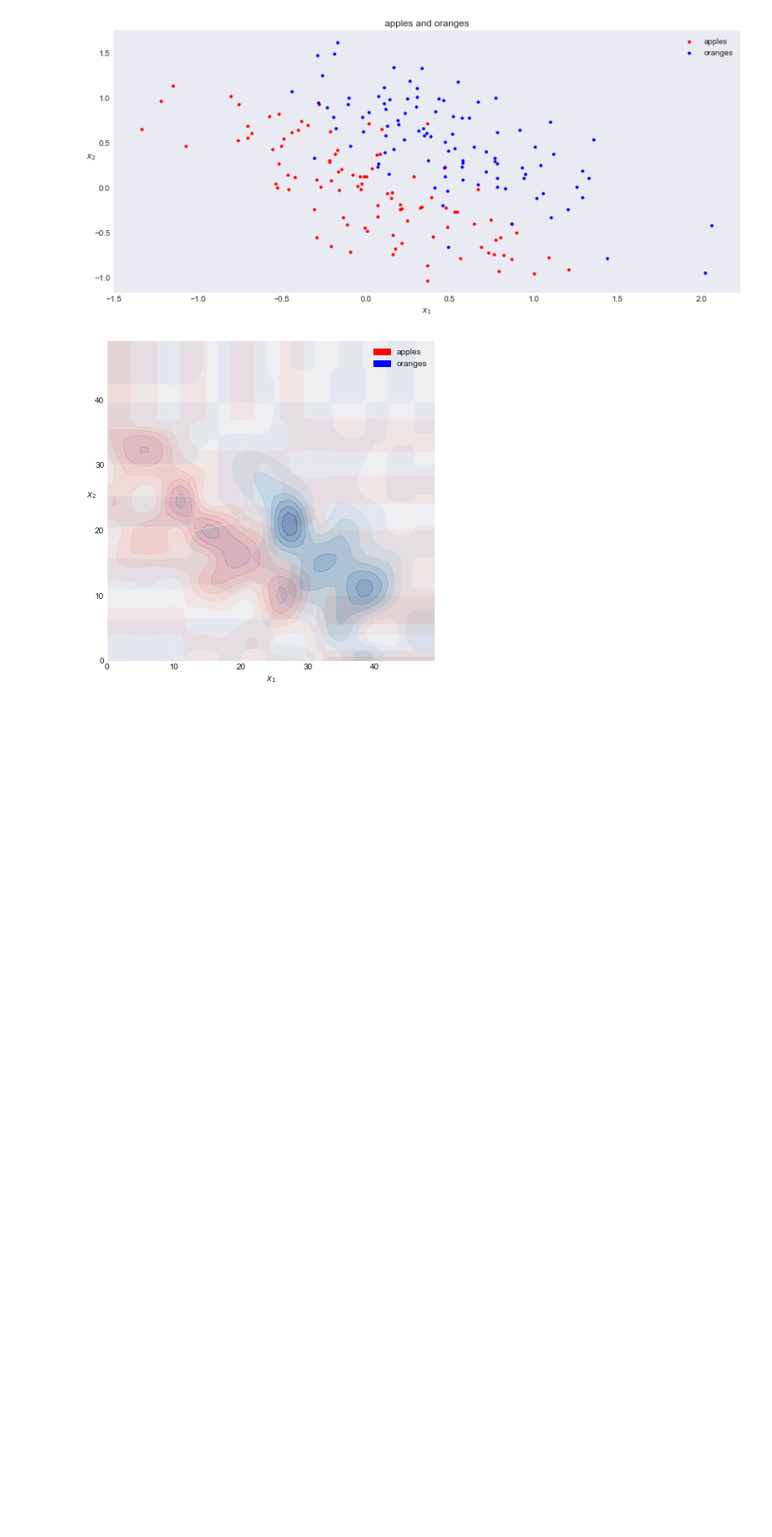
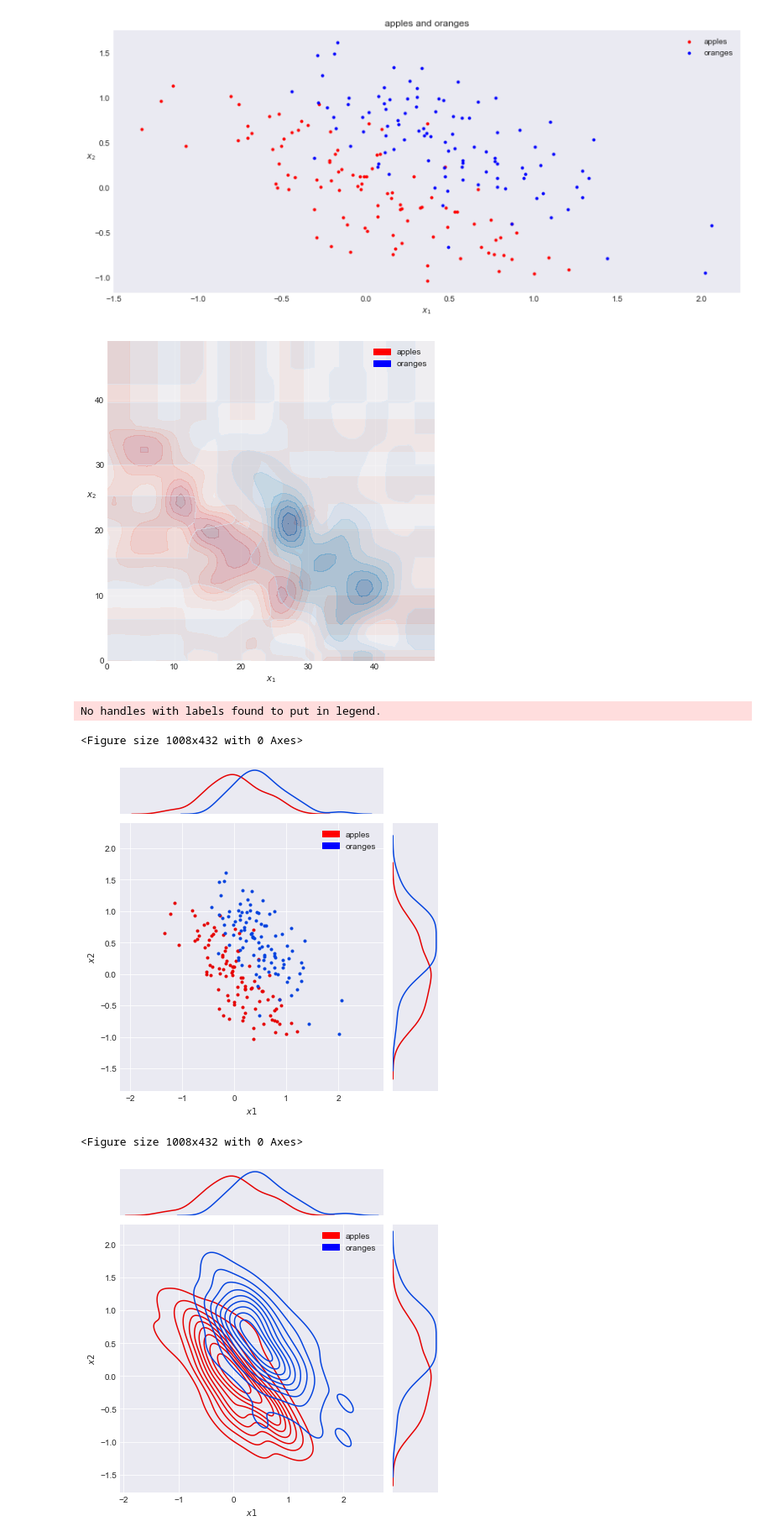
Before and after one commit to Javiermateor/Machine-Intelligence-I, a Jupyter notebook: Exercise 00/Exercise-00.ipynb, the cells around one changed output. Shown at 84% size. Cells and saved outputs as stored; diff of their text form; code cells hidden in the pictures; blank space fills up the shorter version.

```diff
--- a/Exercise 00/Exercise-00.ipynb
+++ b/Exercise 00/Exercise-00.ipynb
@@ -206,30 +206,55 @@ import pandas as pd
 
 def visualize(df, joint_plot=plt.scatter):
     plt.figure()
     df0 = df[df.y==0]
     df1 = df[df.y==1]
     g = sns.JointGrid(x=df0.x1, y=df0.x2)
     g = g.plot_joint(joint_plot, marker='.')
     g.ax_joint.grid()
     g.ax_joint.set_xlabel('$'+g.ax_joint.get_xlabel()+'$')
     g.ax_joint.set_ylabel('$'+g.ax_joint.get_ylabel()+'$')
     g = g.plot_marginals(sns.kdeplot)
     # Now the other class
     g.x = df1.x1
     g.y = df1.x2
     g = g.plot_joint(joint_plot, marker='.')
     g.ax_joint.grid()
     g = g.plot_marginals(sns.distplot,
                          kde=True,
                          hist=False,
                         )
     g.ax_marg_x.set_xlabel('')
     g.ax_marg_y.set_ylabel('')
     g.ax_joint.grid()
     return g
 
 df = pd.DataFrame({
         'x1' : x[:,0].tolist(),
         'x2' : x[:,1].tolist(),
         'y' : y.tolist(),
         })
+
+# Add column with Name Marks,
+df['class_label'] = ['apples' if yval == 0 else 'oranges' for yval in y]
+
+with sns.xkcd_palette(['red', 'blue']):
+    g = visualize(df, joint_plot=plt.scatter)
+
+# Hack to get the legend in there as well
+import matplotlib.patches as mpatches
+p0 = mpatches.Patch(color='red', label='apples')
+p1 = mpatches.Patch(color='blue', label='oranges')
+g.ax_joint.legend(handles=[p0, p1])
+
+with sns.xkcd_palette(['red', 'blue']):
+    g = visualize(df, joint_plot=sns.kdeplot)
+g.ax_joint.legend(handles=[p0, p1])
+
+plt.legend()
+plt.show()
+# %% [output]
+No handles with labels found to put in legend.
+<Figure size 1008x432 with 0 Axes>
+[figure, added]
+<Figure size 1008x432 with 0 Axes>
+[figure, added]
```
Also changed, not shown: parts of 5 cells of this notebook.
